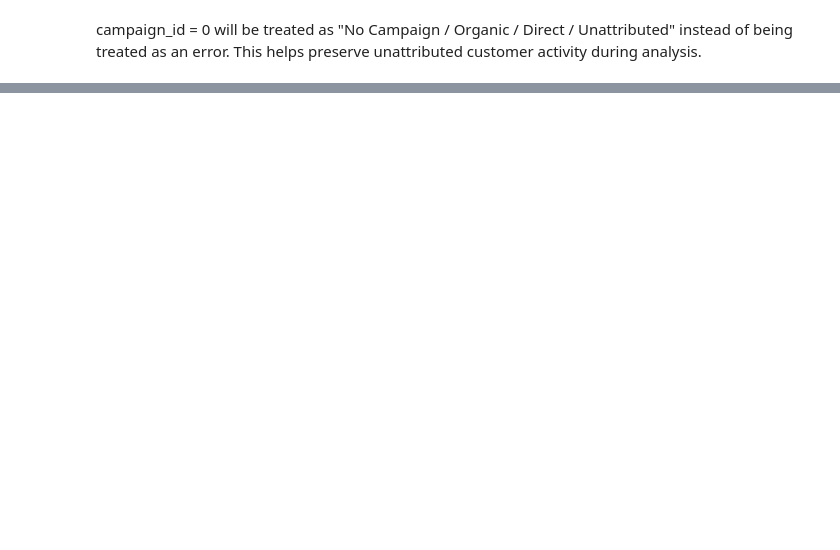
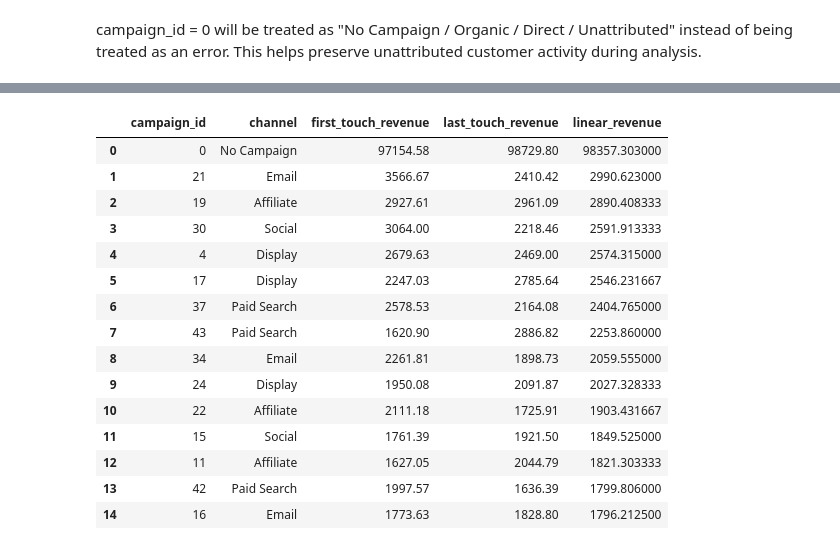
Before and after one commit to Tamoze/Marketing-Attribution-ROI-Dashboard, a Jupyter notebook: notebook/Asmitha_data_validation.ipynb, the cells around one changed output, grey strips where cells are left out. Drawn from its saved outputs; the diff is of its cells as text; code cells hidden in the pictures; blank space fills up the shorter version.

Commit message:
Complete Week 2 attribution preparation

```diff
--- a/notebook/Asmitha_data_validation.ipynb
+++ b/notebook/Asmitha_data_validation.ipynb
@@ -364,0 +694,31 @@ campaign_id = 0 will be treated as "No Campaign / Organic / Direct / Unattribute
+# %%
+    attribution_by_campaign = (
+        touchpoints_sample
+        .groupby(["campaign_id", "channel"], dropna=False)[[
+            "first_touch_revenue",
+            "last_touch_revenue",
+            "linear_revenue"
+        ]]
+        .sum()
+        .sort_values("linear_revenue", ascending=False)
+        .reset_index()
+    )
+
+    attribution_by_campaign.head(15)
+# %% [output]
+|  | campaign_id | channel | first_touch_revenue | last_touch_revenue | linear_revenue |
+| 0 | 0 | No Campaign | 97154.58 | 98729.80 | 98357.303000 |
+| 1 | 21 | Email | 3566.67 | 2410.42 | 2990.623000 |
+| 2 | 19 | Affiliate | 2927.61 | 2961.09 | 2890.408333 |
+| 3 | 30 | Social | 3064.00 | 2218.46 | 2591.913333 |
+| 4 | 4 | Display | 2679.63 | 2469.00 | 2574.315000 |
+| 5 | 17 | Display | 2247.03 | 2785.64 | 2546.231667 |
+| 6 | 37 | Paid Search | 2578.53 | 2164.08 | 2404.765000 |
+| 7 | 43 | Paid Search | 1620.90 | 2886.82 | 2253.860000 |
+| 8 | 34 | Email | 2261.81 | 1898.73 | 2059.555000 |
+| 9 | 24 | Display | 1950.08 | 2091.87 | 2027.328333 |
+| 10 | 22 | Affiliate | 2111.18 | 1725.91 | 1903.431667 |
+| 11 | 15 | Social | 1761.39 | 1921.50 | 1849.525000 |
+| 12 | 11 | Affiliate | 1627.05 | 2044.79 | 1821.303333 |
+| 13 | 42 | Paid Search | 1997.57 | 1636.39 | 1799.806000 |
+| 14 | 16 | Email | 1773.63 | 1828.80 | 1796.212500 |
```
Also changed, not shown: parts of 13 cells of this notebook.
